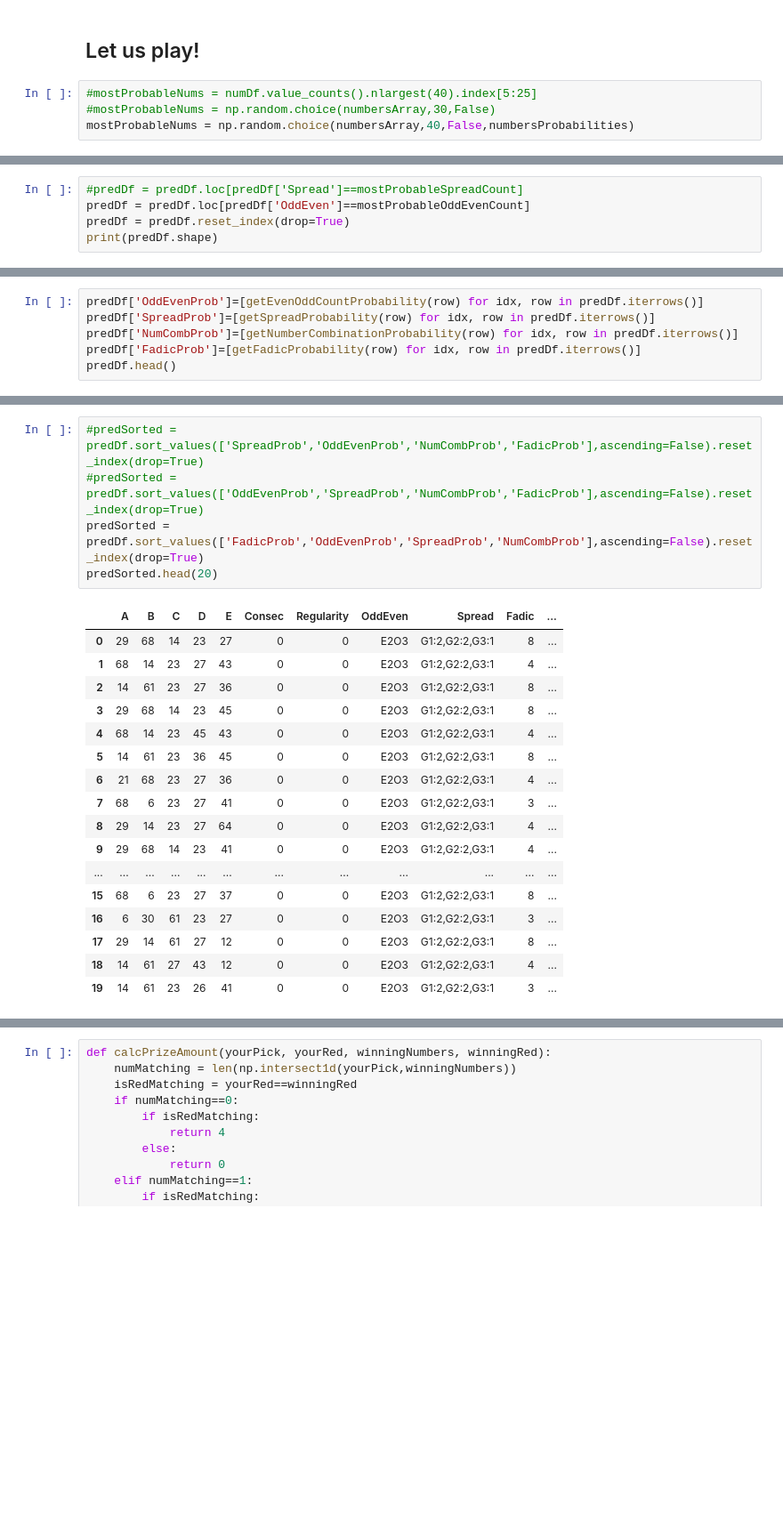
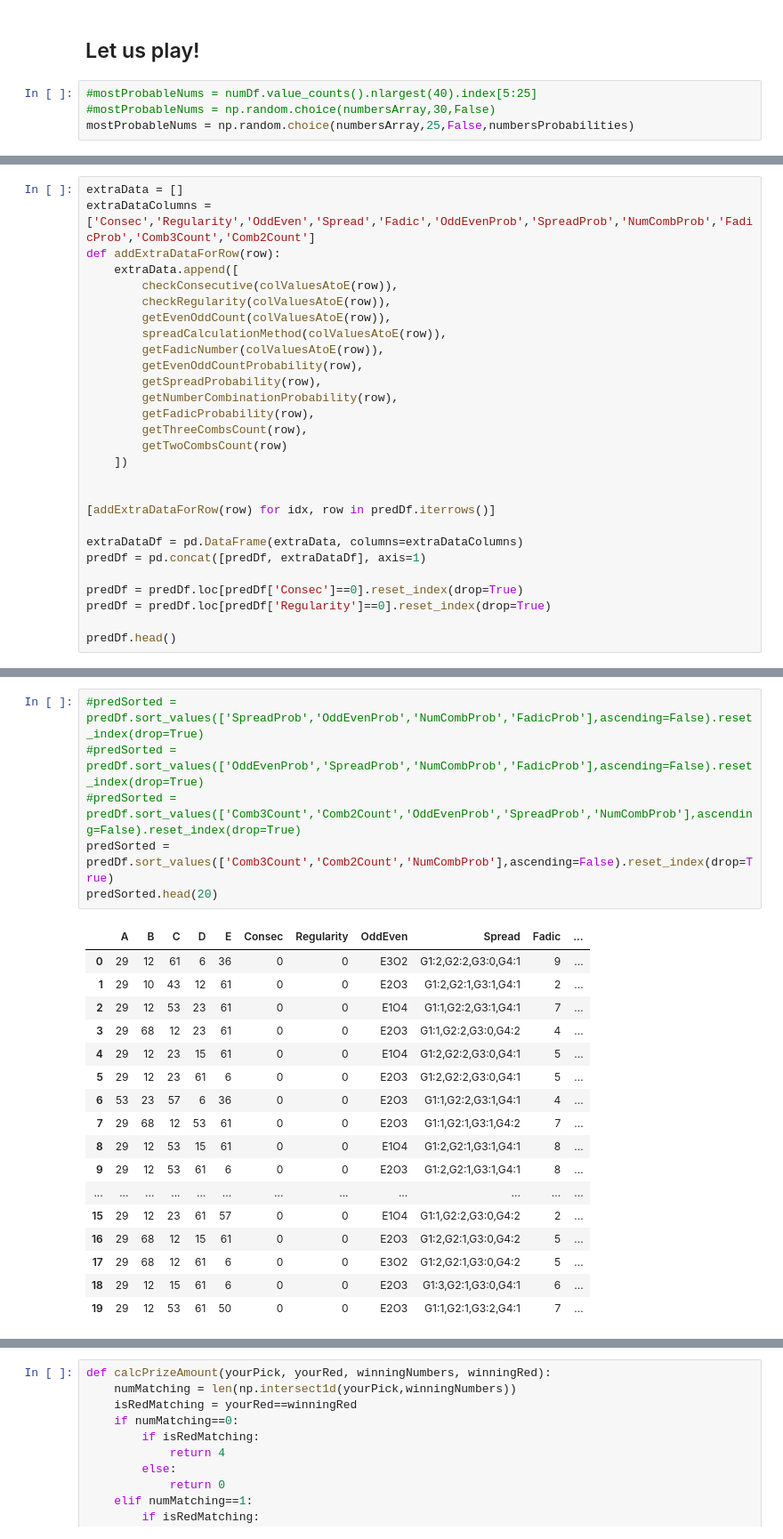
Before and after one commit to srijitcnair/lotto, a Jupyter notebook: PB.ipynb, the cells around one changed output, grey strips where cells are left out. Shown at 89% size. Saved outputs shown, nothing was run; the diff lists cells and outputs as text; blank space fills up the shorter version.

```diff
--- a/PB.ipynb
+++ b/PB.ipynb
@@ -470,7 +500,7 @@ p=twoCombSeriesCount.nlargest(20).plot(kind='bar')
 # %%
 #mostProbableNums = numDf.value_counts().nlargest(40).index[5:25]
 #mostProbableNums = np.random.choice(numbersArray,30,False)
-mostProbableNums = np.random.choice(numbersArray,40,False,numbersProbabilities)
+mostProbableNums = np.random.choice(numbersArray,25,False,numbersProbabilities)
 # %%
 print(mostProbableNums)
 # %% [output]
@@ -542,5 +524,0 @@ predDf.head()
-# %%
-#predDf = predDf.loc[predDf['Spread']==mostProbableSpreadCount]
-predDf = predDf.loc[predDf['OddEven']==mostProbableOddEvenCount]
-predDf = predDf.reset_index(drop=True)
-print(predDf.shape)
@@ -579,6 +572,0 @@ print(getFadicProbability(predDf.loc[0]))
-# %%
-predDf['OddEvenProb']=[getEvenOddCountProbability(row) for idx, row in predDf.iterrows()]
-predDf['SpreadProb']=[getSpreadProbability(row) for idx, row in predDf.iterrows()]
-predDf['NumCombProb']=[getNumberCombinationProbability(row) for idx, row in predDf.iterrows()]
-predDf['FadicProb']=[getFadicProbability(row) for idx, row in predDf.iterrows()]
-predDf.head()
@@ -591,0 +573,28 @@ predDf.head()
+# %%
+extraData = []
+extraDataColumns = ['Consec','Regularity','OddEven','Spread','Fadic','OddEvenProb','SpreadProb','NumCombProb','FadicProb','Comb3Count','Comb2Count']
+def addExtraDataForRow(row):
+    extraData.append([
+        checkConsecutive(colValuesAtoE(row)),
+        checkRegularity(colValuesAtoE(row)),
+        getEvenOddCount(colValuesAtoE(row)),
+        spreadCalculationMethod(colValuesAtoE(row)),
+        getFadicNumber(colValuesAtoE(row)),
+        getEvenOddCountProbability(row),
+        getSpreadProbability(row),
+        getNumberCombinationProbability(row),
+        getFadicProbability(row),
+        getThreeCombsCount(row),
+        getTwoCombsCount(row)
+    ])
+
+
+[addExtraDataForRow(row) for idx, row in predDf.iterrows()]
+
+extraDataDf = pd.DataFrame(extraData, columns=extraDataColumns)
+predDf = pd.concat([predDf, extraDataDf], axis=1)
+
+predDf = predDf.loc[predDf['Consec']==0].reset_index(drop=True)
+predDf = predDf.loc[predDf['Regularity']==0].reset_index(drop=True)
+
+predDf.head()
@@ -606,26 +622,27 @@ predDf.head()
 # %%
 #predSorted = predDf.sort_values(['SpreadProb','OddEvenProb','NumCombProb','FadicProb'],ascending=False).reset_index(drop=True)
 #predSorted = predDf.sort_values(['OddEvenProb','SpreadProb','NumCombProb','FadicProb'],ascending=False).reset_index(drop=True)
-predSorted = predDf.sort_values(['FadicProb','OddEvenProb','SpreadProb','NumCombProb'],ascending=False).reset_index(drop=True)
+#predSorted = predDf.sort_values(['Comb3Count','Comb2Count','OddEvenProb','SpreadProb','NumCombProb'],ascending=False).reset_index(drop=True)
+predSorted = predDf.sort_values(['Comb3Count','Comb2Count','NumCombProb'],ascending=False).reset_index(drop=True)
 predSorted.head(20)
 # %% [output]
 |  | A | B | C | D | E | Consec | Regularity | OddEven | Spread | Fadic | ... |
-| 0 | 29 | 68 | 14 | 23 | 27 | 0 | 0 | E2O3 | G1:2,G2:2,G3:1 | 8 | ... |
-| 1 | 68 | 14 | 23 | 27 | 43 | 0 | 0 | E2O3 | G1:2,G2:2,G3:1 | 4 | ... |
-| 2 | 14 | 61 | 23 | 27 | 36 | 0 | 0 | E2O3 | G1:2,G2:2,G3:1 | 8 | ... |
-| 3 | 29 | 68 | 14 | 23 | 45 | 0 | 0 | E2O3 | G1:2,G2:2,G3:1 | 8 | ... |
-| 4 | 68 | 14 | 23 | 45 | 43 | 0 | 0 | E2O3 | G1:2,G2:2,G3:1 | 4 | ... |
-| 5 | 14 | 61 | 23 | 36 | 45 | 0 | 0 | E2O3 | G1:2,G2:2,G3:1 | 8 | ... |
-| 6 | 21 | 68 | 23 | 27 | 36 | 0 | 0 | E2O3 | G1:2,G2:2,G3:1 | 4 | ... |
-| 7 | 68 | 6 | 23 | 27 | 41 | 0 | 0 | E2O3 | G1:2,G2:2,G3:1 | 3 | ... |
-| 8 | 29 | 14 | 23 | 27 | 64 | 0 | 0 | E2O3 | G1:2,G2:2,G3:1 | 4 | ... |
-| 9 | 29 | 68 | 14 | 23 | 41 | 0 | 0 | E2O3 | G1:2,G2:2,G3:1 | 4 | ... |
+| 0 | 29 | 12 | 61 | 6 | 36 | 0 | 0 | E3O2 | G1:2,G2:2,G3:0,G4:1 | 9 | ... |
+| 1 | 29 | 10 | 43 | 12 | 61 | 0 | 0 | E2O3 | G1:2,G2:1,G3:1,G4:1 | 2 | ... |
+| 2 | 29 | 12 | 53 | 23 | 61 | 0 | 0 | E1O4 | G1:1,G2:2,G3:1,G4:1 | 7 | ... |
+| 3 | 29 | 68 | 12 | 23 | 61 | 0 | 0 | E2O3 | G1:1,G2:2,G3:0,G4:2 | 4 | ... |
+| 4 | 29 | 12 | 23 | 15 | 61 | 0 | 0 | E1O4 | G1:2,G2:2,G3:0,G4:1 | 5 | ... |
+| 5 | 29 | 12 | 23 | 61 | 6 | 0 | 0 | E2O3 | G1:2,G2:2,G3:0,G4:1 | 5 | ... |
+| 6 | 53 | 23 | 57 | 6 | 36 | 0 | 0 | E2O3 | G1:1,G2:2,G3:1,G4:1 | 4 | ... |
+| 7 | 29 | 68 | 12 | 53 | 61 | 0 | 0 | E2O3 | G1:1,G2:1,G3:1,G4:2 | 7 | ... |
+| 8 | 29 | 12 | 53 | 15 | 61 | 0 | 0 | E1O4 | G1:2,G2:1,G3:1,G4:1 | 8 | ... |
+| 9 | 29 | 12 | 53 | 61 | 6 | 0 | 0 | E2O3 | G1:2,G2:1,G3:1,G4:1 | 8 | ... |
 | ... | ... | ... | ... | ... | ... | ... | ... | ... | ... | ... | ... |
-| 15 | 68 | 6 | 23 | 27 | 37 | 0 | 0 | E2O3 | G1:2,G2:2,G3:1 | 8 | ... |
-| 16 | 6 | 30 | 61 | 23 | 27 | 0 | 0 | E2O3 | G1:2,G2:2,G3:1 | 3 | ... |
-| 17 | 29 | 14 | 61 | 27 | 12 | 0 | 0 | E2O3 | G1:2,G2:2,G3:1 | 8 | ... |
-| 18 | 14 | 61 | 27 | 43 | 12 | 0 | 0 | E2O3 | G1:2,G2:2,G3:1 | 4 | ... |
-| 19 | 14 | 61 | 23 | 26 | 41 | 0 | 0 | E2O3 | G1:2,G2:2,G3:1 | 3 | ... |
+| 15 | 29 | 12 | 23 | 61 | 57 | 0 | 0 | E1O4 | G1:1,G2:2,G3:0,G4:2 | 2 | ... |
+| 16 | 29 | 68 | 12 | 15 | 61 | 0 | 0 | E2O3 | G1:2,G2:1,G3:0,G4:2 | 5 | ... |
+| 17 | 29 | 68 | 12 | 61 | 6 | 0 | 0 | E3O2 | G1:2,G2:1,G3:0,G4:2 | 5 | ... |
+| 18 | 29 | 12 | 15 | 61 | 6 | 0 | 0 | E2O3 | G1:3,G2:1,G3:0,G4:1 | 6 | ... |
+| 19 | 29 | 12 | 53 | 61 | 50 | 0 | 0 | E2O3 | G1:1,G2:1,G3:2,G4:1 | 7 | ... |
 # %%
 predictions = predSorted#.loc[predSorted['WinProb'] == predSorted.loc[0,'WinProb']]
 predList = predictions.loc[:,['A','B','C','D','E']]
```
Also changed, not shown: parts of 25 cells of this notebook.
